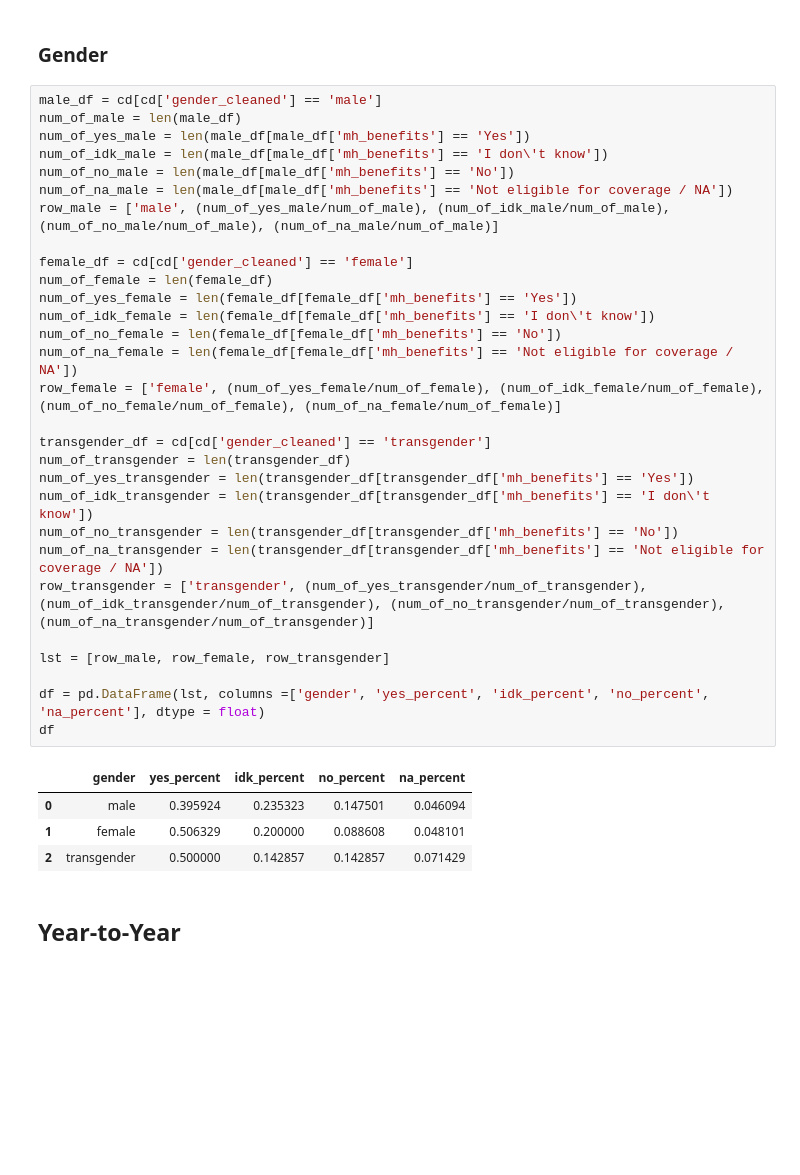
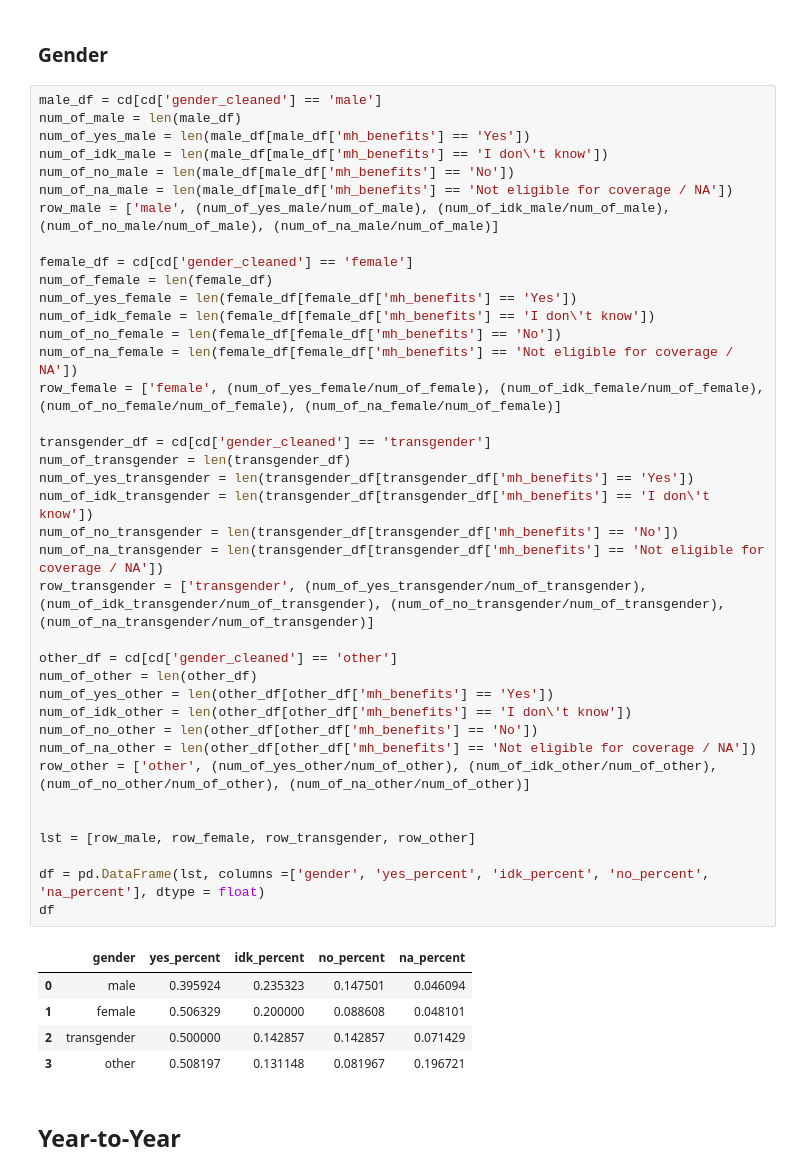
Before and after one commit to alexisbianco0919/compsci216-project, a Jupyter notebook: mh_benefits_analysis.ipynb, the cells around one changed output. Saved outputs shown, nothing was run; the diff lists cells and outputs as text; blank space fills up the shorter version.

Commit message:
finished df for gender comparison

```diff
--- a/mh_benefits_analysis.ipynb
+++ b/mh_benefits_analysis.ipynb
@@ -58,34 +58,44 @@ num_of_male = len(male_df)
 num_of_yes_male = len(male_df[male_df['mh_benefits'] == 'Yes'])
 num_of_idk_male = len(male_df[male_df['mh_benefits'] == 'I don\'t know'])
 num_of_no_male = len(male_df[male_df['mh_benefits'] == 'No'])
 num_of_na_male = len(male_df[male_df['mh_benefits'] == 'Not eligible for coverage / NA'])
 row_male = ['male', (num_of_yes_male/num_of_male), (num_of_idk_male/num_of_male), (num_of_no_male/num_of_male), (num_of_na_male/num_of_male)]
 
 female_df = cd[cd['gender_cleaned'] == 'female']
 num_of_female = len(female_df)
 num_of_yes_female = len(female_df[female_df['mh_benefits'] == 'Yes'])
 num_of_idk_female = len(female_df[female_df['mh_benefits'] == 'I don\'t know'])
 num_of_no_female = len(female_df[female_df['mh_benefits'] == 'No'])
 num_of_na_female = len(female_df[female_df['mh_benefits'] == 'Not eligible for coverage / NA'])
 row_female = ['female', (num_of_yes_female/num_of_female), (num_of_idk_female/num_of_female), (num_of_no_female/num_of_female), (num_of_na_female/num_of_female)]
 
 transgender_df = cd[cd['gender_cleaned'] == 'transgender']
 num_of_transgender = len(transgender_df)
 num_of_yes_transgender = len(transgender_df[transgender_df['mh_benefits'] == 'Yes'])
 num_of_idk_transgender = len(transgender_df[transgender_df['mh_benefits'] == 'I don\'t know'])
 num_of_no_transgender = len(transgender_df[transgender_df['mh_benefits'] == 'No'])
 num_of_na_transgender = len(transgender_df[transgender_df['mh_benefits'] == 'Not eligible for coverage / NA'])
 row_transgender = ['transgender', (num_of_yes_transgender/num_of_transgender), (num_of_idk_transgender/num_of_transgender), (num_of_no_transgender/num_of_transgender), (num_of_na_transgender/num_of_transgender)]
 
-lst = [row_male, row_female, row_transgender]
+other_df = cd[cd['gender_cleaned'] == 'other']
+num_of_other = len(other_df)
+num_of_yes_other = len(other_df[other_df['mh_benefits'] == 'Yes'])
+num_of_idk_other = len(other_df[other_df['mh_benefits'] == 'I don\'t know'])
+num_of_no_other = len(other_df[other_df['mh_benefits'] == 'No'])
+num_of_na_other = len(other_df[other_df['mh_benefits'] == 'Not eligible for coverage / NA'])
+row_other = ['other', (num_of_yes_other/num_of_other), (num_of_idk_other/num_of_other), (num_of_no_other/num_of_other), (num_of_na_other/num_of_other)]
+
+
+lst = [row_male, row_female, row_transgender, row_other]
 
 df = pd.DataFrame(lst, columns =['gender', 'yes_percent', 'idk_percent', 'no_percent', 'na_percent'], dtype = float)
 df
 # %% [output]
 |  | gender | yes_percent | idk_percent | no_percent | na_percent |
 | 0 | male | 0.395924 | 0.235323 | 0.147501 | 0.046094 |
 | 1 | female | 0.506329 | 0.200000 | 0.088608 | 0.048101 |
 | 2 | transgender | 0.500000 | 0.142857 | 0.142857 | 0.071429 |
+| 3 | other | 0.508197 | 0.131148 | 0.081967 | 0.196721 |
 # %% [markdown]
 ## Year-to-Year
 # %% [markdown]
```
